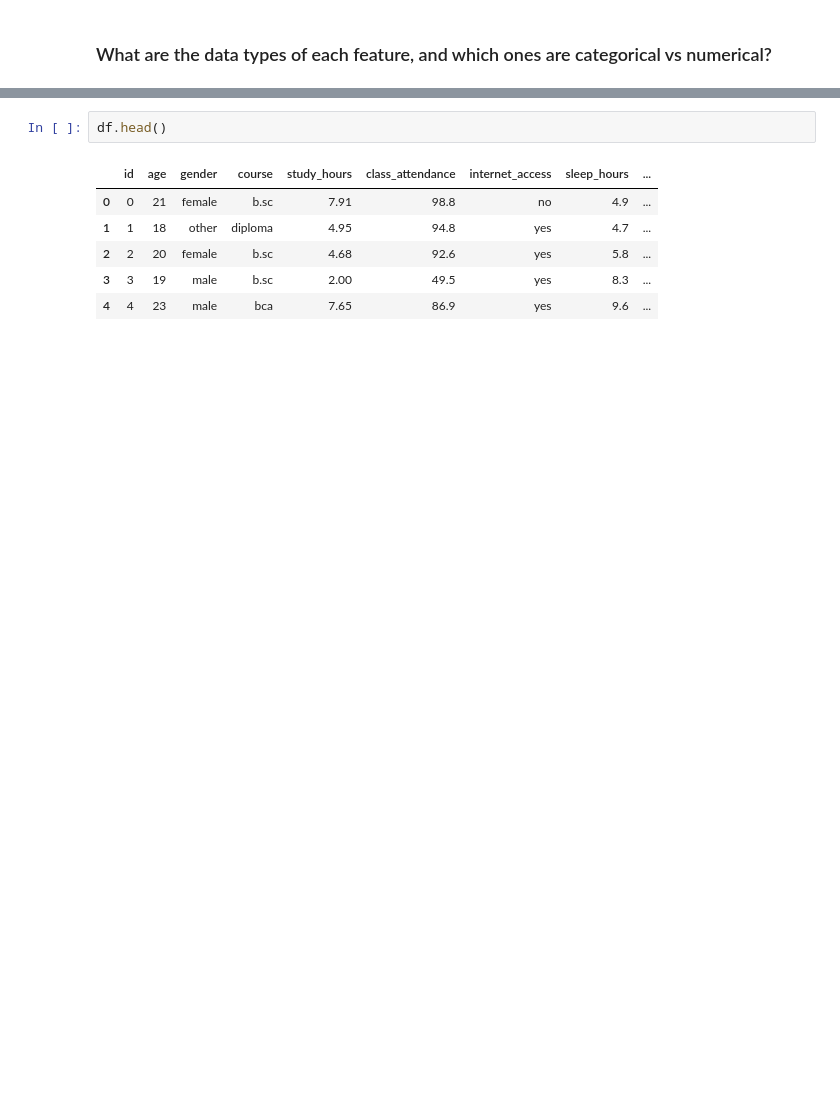
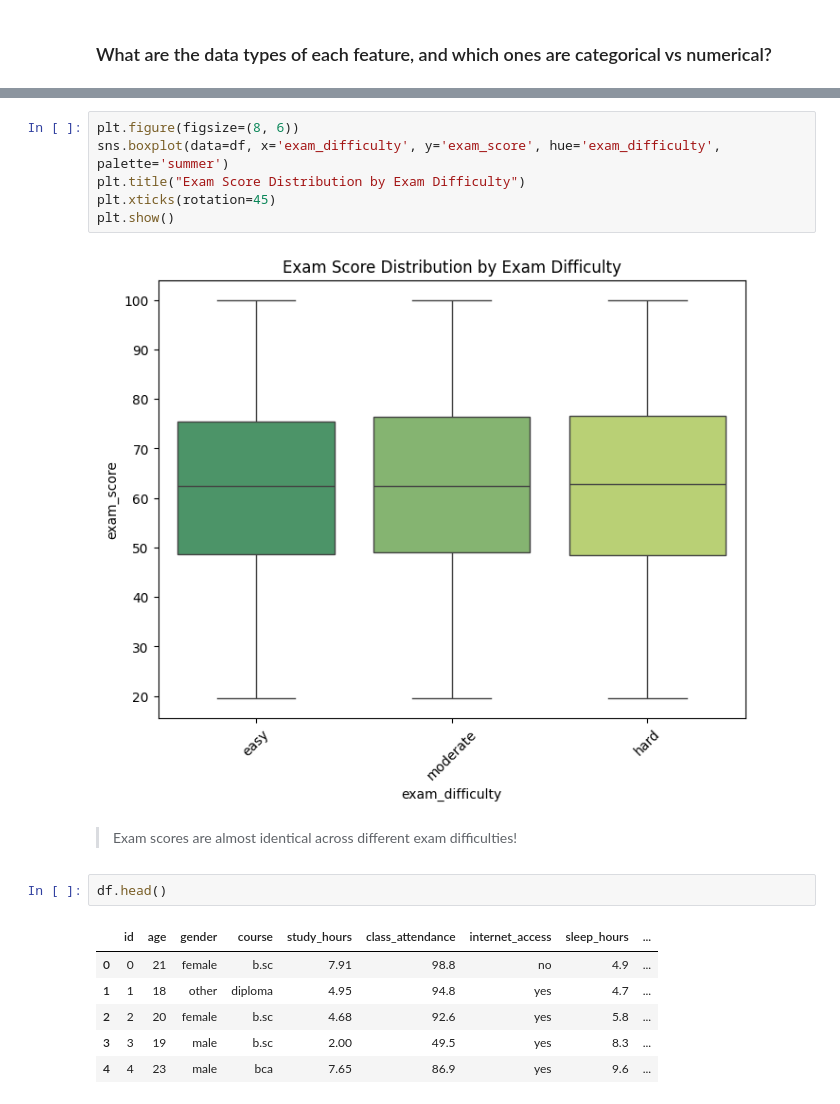
Before and after one commit to Darknight47/Kaggle-Playgrounds, a Jupyter notebook: Student Test Scores/data_understanding.ipynb, the cells around one changed output, grey strips where cells are left out. Cells and saved outputs as stored; diff of their text form; blank space fills up the shorter version.

```diff
--- a/Student Test Scores/data_understanding.ipynb
+++ b/Student Test Scores/data_understanding.ipynb
@@ -62,3 +167,13 @@ memory usage: 62.5+ MB
+# %%
+plt.figure(figsize=(8, 6))
+sns.boxplot(data=df, x='exam_difficulty', y='exam_score', hue='exam_difficulty', palette='summer')
+plt.title("Exam Score Distribution by Exam Difficulty")
+plt.xticks(rotation=45)
+plt.show()
+# %% [output]
+[figure, added]
+# %% [markdown]
+> Exam scores are almost identical across different exam difficulties!
 # %%
 df.head()
 # %% [output]
```
Also changed, not shown: parts of 19 cells of this notebook.
